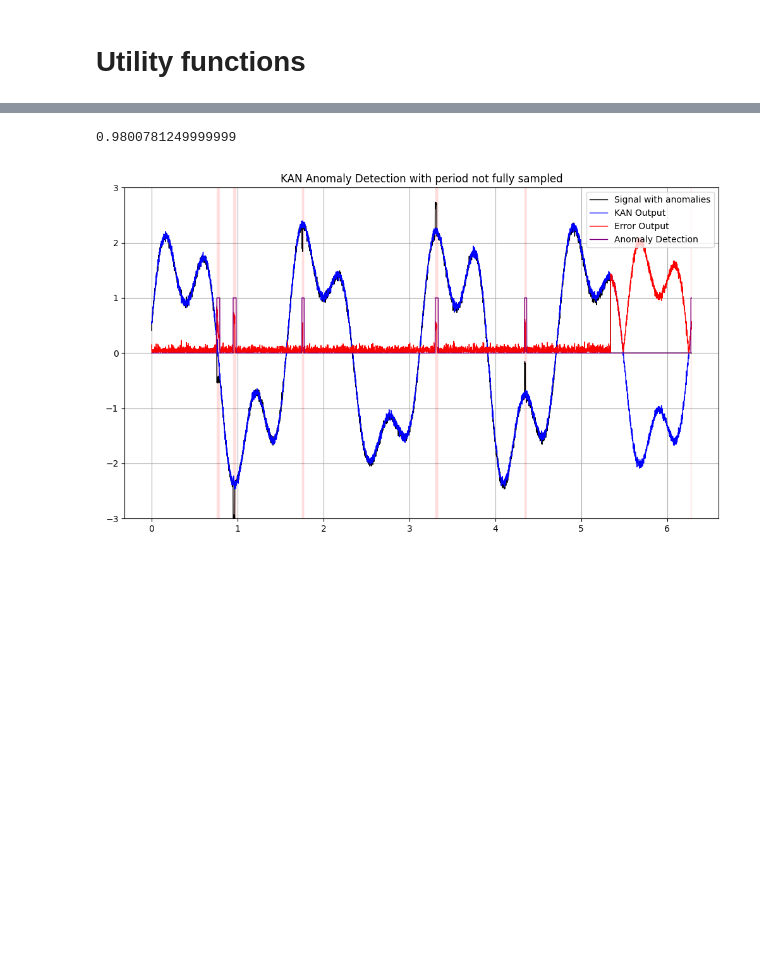
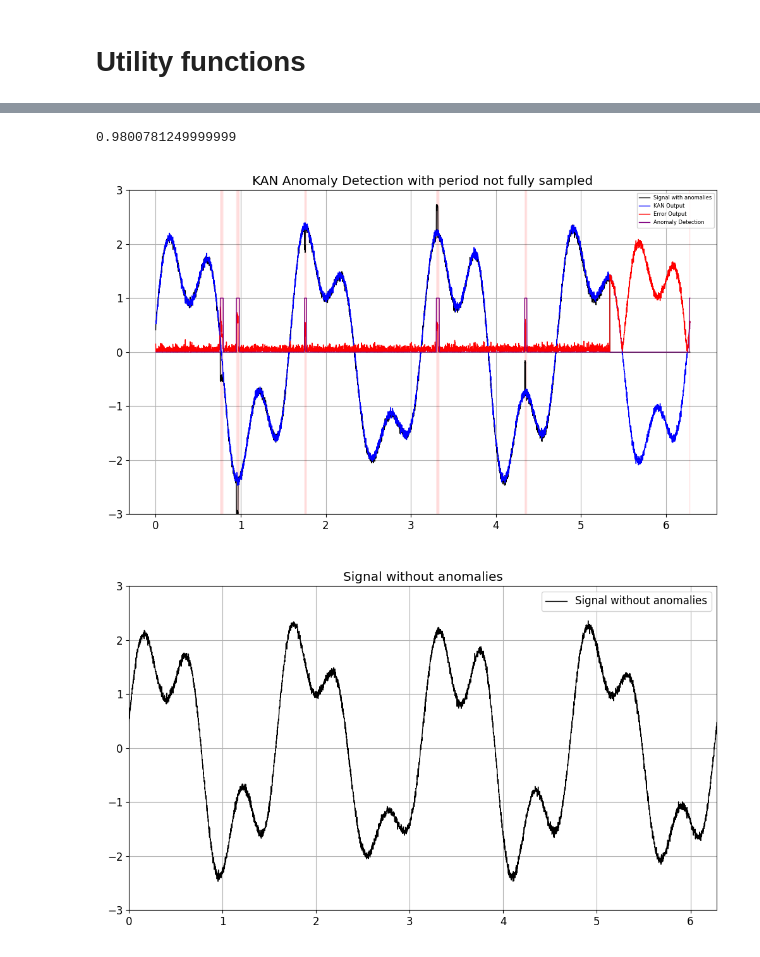
Before and after one commit to capriele/kan_2025_replication, a Jupyter notebook: kan_anomaly_detection_testing.ipynb, the cells around one changed output, grey strips where cells are left out. Cells and saved outputs as stored; diff of their text form; code cells hidden in the pictures; blank space fills up the shorter version.

```diff
--- a/kan_anomaly_detection_testing.ipynb
+++ b/kan_anomaly_detection_testing.ipynb
@@ -579,11 +585,46 @@ ax.set_title('KAN Anomaly Detection with period not fully sampled')
 ax.set_ylim(-3, 3)
 
 # Show legend
-ax.legend()
+ax.legend(prop={'size': 6})
 
 # Show the plot
 plt.tight_layout()
 plt.show()
 # %% [output]
 0.9800781249999999
-[figure, old version]
+[figure, new version]
+# %%
+space = 0.5
+noise_level = 0.04
+
+model = KAN.loadckpt('./model/0.2')
+
+# Use torch.linspace for direct PyTorch tensor creation
+x = dataset["train_input"][0,:].clone().detach()
+
+# Get z-values from the function f applied to the grid points
+real = dataset["test_input"].clone().detach()
+
+# Model predictions using the kan_model and dnn_model
+matr = dataset["test_input"].clone().detach()
+
+# Plot the outputs from both models
+fig, ax = plt.subplots(figsize=(10, 6))
+
+x = x.cpu().detach().numpy().flatten()
+ax.plot(x, real[1,:].flatten(), label='Signal without anomalies', color='black', linewidth=1)
+
+# Add labels and title
+ax.grid(True)
+ax.set_title('Signal without anomalies')
+ax.set_ylim(-3, 3)
+ax.set_xlim(0, 6.28)
+
+# Show legend
+ax.legend()
+
+# Show the plot
+plt.tight_layout()
+plt.show()
+# %% [output]
+[figure, added]
```
Also changed, not shown: parts of 5 cells of this notebook, 1 other file.
